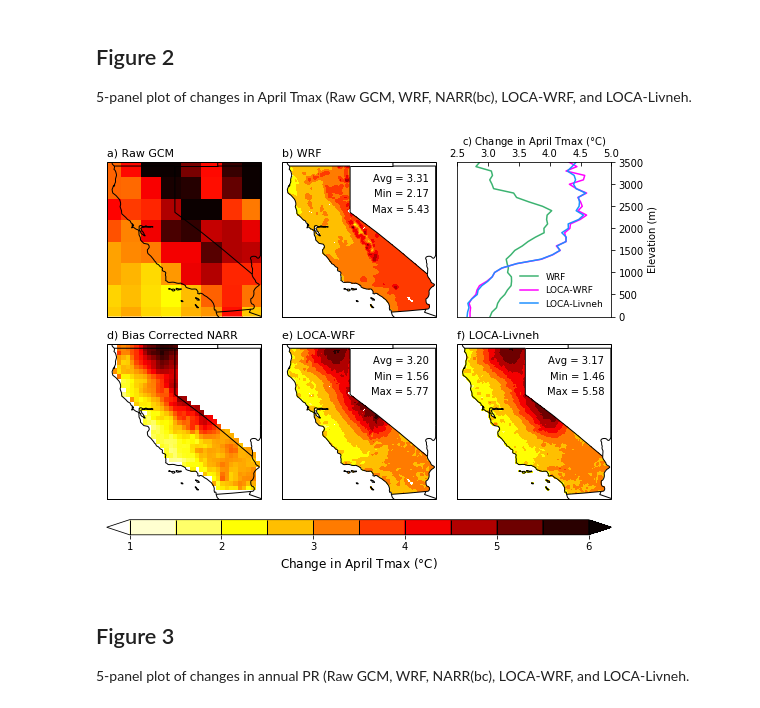
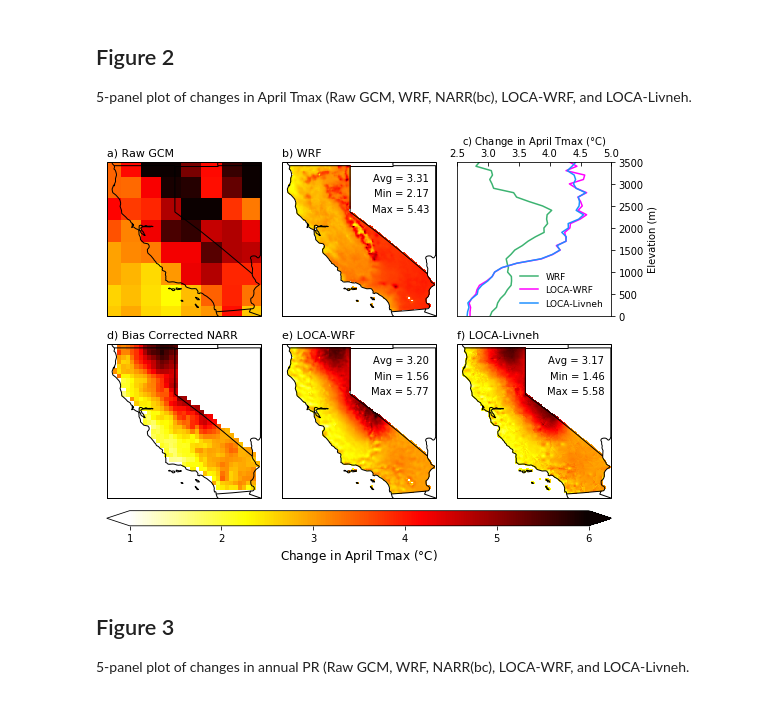
Before and after one commit to neil-berg/doe-downscaling, a Jupyter notebook: paper-figures.ipynb, the cells around one changed output. Saved outputs shown, nothing was run; the diff lists cells and outputs as text; code cells hidden in the pictures.

```diff
--- a/paper-figures.ipynb
+++ b/paper-figures.ipynb
@@ -472,8 +472,8 @@ ax2.text(-114.5, 39, 'Max = {0:.2f}'.format(wrf_change_tmax_max),
         horizontalalignment='right',
         transform=ccrs.Geodetic(),
         fontsize=10)
-plot2 = ax2.contourf(same_lon, same_lat, wrf_change_tmax, plot_ticks,
-                     transform=ccrs.PlateCarree(), cmap='hot_r', extend='both')
+plot2 = ax2.pcolormesh(same_lon, same_lat, wrf_change_tmax,
+                     transform=ccrs.PlateCarree(), vmin=1, vmax=6, cmap='hot_r')
 ax2.set_aspect(abs(x1-x0)/abs(y1-y0))
 
 # Temperature change vs. elevation
@@ -527,8 +527,8 @@ ax5.text(-114.5, 39, 'Max = {0:.2f}'.format(loca_wrf_change_tmax_max),
         horizontalalignment='right',
         transform=ccrs.Geodetic(),
         fontsize=10)
-plot5 = ax5.contourf(same_lon, same_lat, loca_wrf_change_tmax, plot_ticks,
-                     transform=ccrs.PlateCarree(), cmap='hot_r', extend='both')
+plot5 = ax5.pcolormesh(same_lon, same_lat, loca_wrf_change_tmax,
+                     transform=ccrs.PlateCarree(), vmin=1, vmax=6, cmap='hot_r')
 ax5.set_aspect(abs(x1-x0)/abs(y1-y0))
 
 # LOCA-Livneh
@@ -541,40 +541,40 @@ ax6.set_extent([235.25,246,32.25,42.25])
 ax6.text(-114.5, 41, 'Avg = {0:.2f}'.format(loca_livneh_change_tmax_avg),
         horizontalalignment='right',
         transform=ccrs.Geodetic(),
         fontsize=10)
 ax6.text(-114.5, 40, 'Min = {0:.2f}'.format(loca_livneh_change_tmax_min),
         horizontalalignment='right',
         transform=ccrs.Geodetic(),
         fontsize=10)
 ax6.text(-114.5, 39, 'Max = {0:.2f}'.format(loca_livneh_change_tmax_max),
         horizontalalignment='right',
         transform=ccrs.Geodetic(),
         fontsize=10)
-plot6 = ax6.contourf(same_lon, same_lat, loca_livneh_change_tmax, plot_ticks,
-                     transform=ccrs.PlateCarree(), cmap='hot_r', extend='both')
+plot6 = ax6.pcolormesh(same_lon, same_lat, loca_livneh_change_tmax,
+                     transform=ccrs.PlateCarree(), vmin=1, vmax=6, cmap='hot_r')
 ax6.set_aspect(abs(x1-x0)/abs(y1-y0))
 
 fig.tight_layout(h_pad=-3)
 
 # Obtain axes coordinates for each subplot for colorbar positioning
 ax1_pos = ax1.get_position() # details on ax1_pos.x0, .y0, .x1, .y1, .height .width
 ax2_pos = ax2.get_position()
 ax3_pos = ax3.get_position()
 ax4_pos = ax4.get_position()
 ax5_pos = ax5.get_position()
 ax6_pos = ax6.get_position()
 
 # Colorbar for all panels
 cbar_height = 0.035
-cbar_ax = fig.add_axes([ax4_pos.x0, ax4_pos.y0-.02, ax6_pos.x1-ax4_pos.x0, cbar_height]) # bottom left corner x,y, and width, height
-cbar = plt.colorbar(plot2, cax=cbar_ax, orientation='horizontal', drawedges=True, extend='both')
-cbar.dividers.set_edgecolor('black')
-cbar.dividers.set_linewidth(1)
+cbar_ax = fig.add_axes([ax4_pos.x0, ax4_pos.y0, ax6_pos.x1-ax4_pos.x0, cbar_height]) # bottom left corner x,y, and width, height
+cbar = plt.colorbar(plot2, cax=cbar_ax, orientation='horizontal', extend='both') # drawedges=True, extend='both')
+# cbar.dividers.set_edgecolor('black')
+# cbar.dividers.set_linewidth(1)
 cbar.set_label('Change in April Tmax ($\degree$C)', fontsize=12)
 
 plt.savefig('/Users/nberg/projects/doe/figures/Figure2.jpeg', dpi=300, bbox_inches='tight')
 # %% [output]
-[figure, old version]
+[figure, new version]
 # %% [markdown]
 ## Figure 3
 
```
Also changed, not shown: parts of 2 cells of this notebook.
